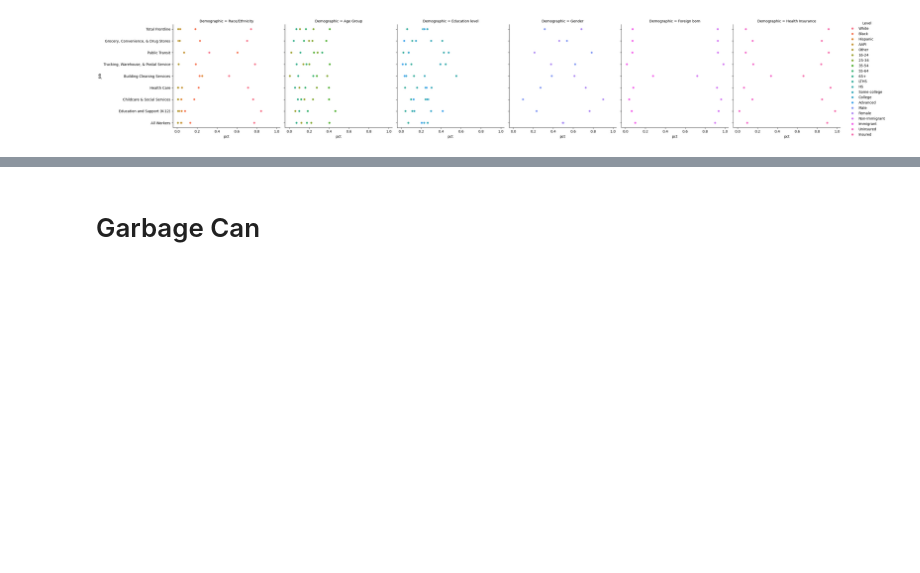
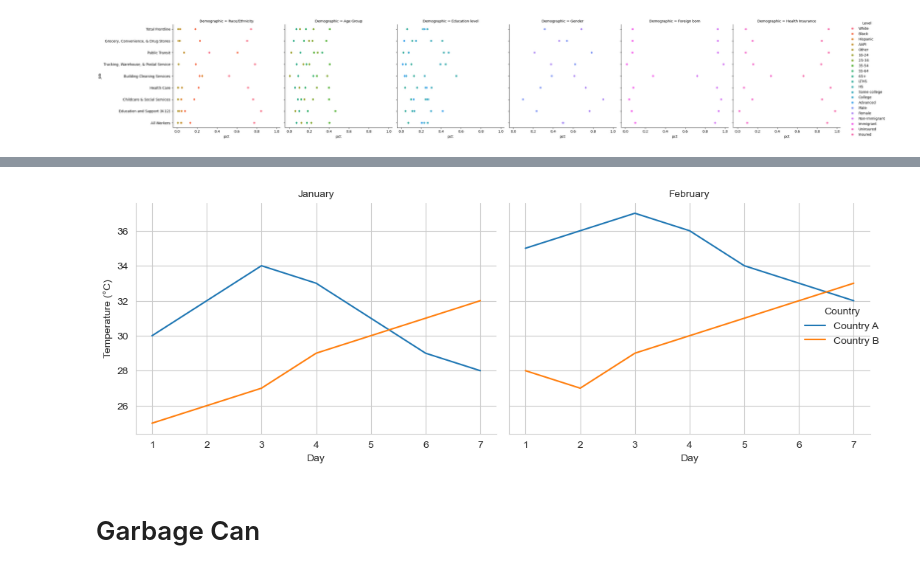
Before and after one commit to sam-powers/python-resources, a Jupyter notebook: graphing-practice.ipynb, the cells around one changed output, grey strips where cells are left out. Saved outputs shown, nothing was run; the diff lists cells and outputs as text; code cells hidden in the pictures; blank space fills up the shorter version.

```diff
--- a/graphing-practice.ipynb
+++ b/graphing-practice.ipynb
@@ -287,3 +347,23 @@ sns.relplot(
+# %%
+# this also works with relplot
+g = sns.relplot(
+    data=data,
+    x="Day", y="Temperature",
+    hue="Country",
+    col="Month",
+    kind="line",
+    height=4, aspect=1.2
+)
+
+# Add titles and labels
+g.set_titles(col_template="{col_name}")
+g.set_axis_labels("Day", "Temperature (°C)")
+g.add_legend()
+
+# Show the plot
+plt.show()
+# %% [output]
+[figure, added]
 # %% [markdown]
 # Garbage Can
 # %%
```
Also changed, not shown: parts of 6 cells of this notebook, 1 other file.
